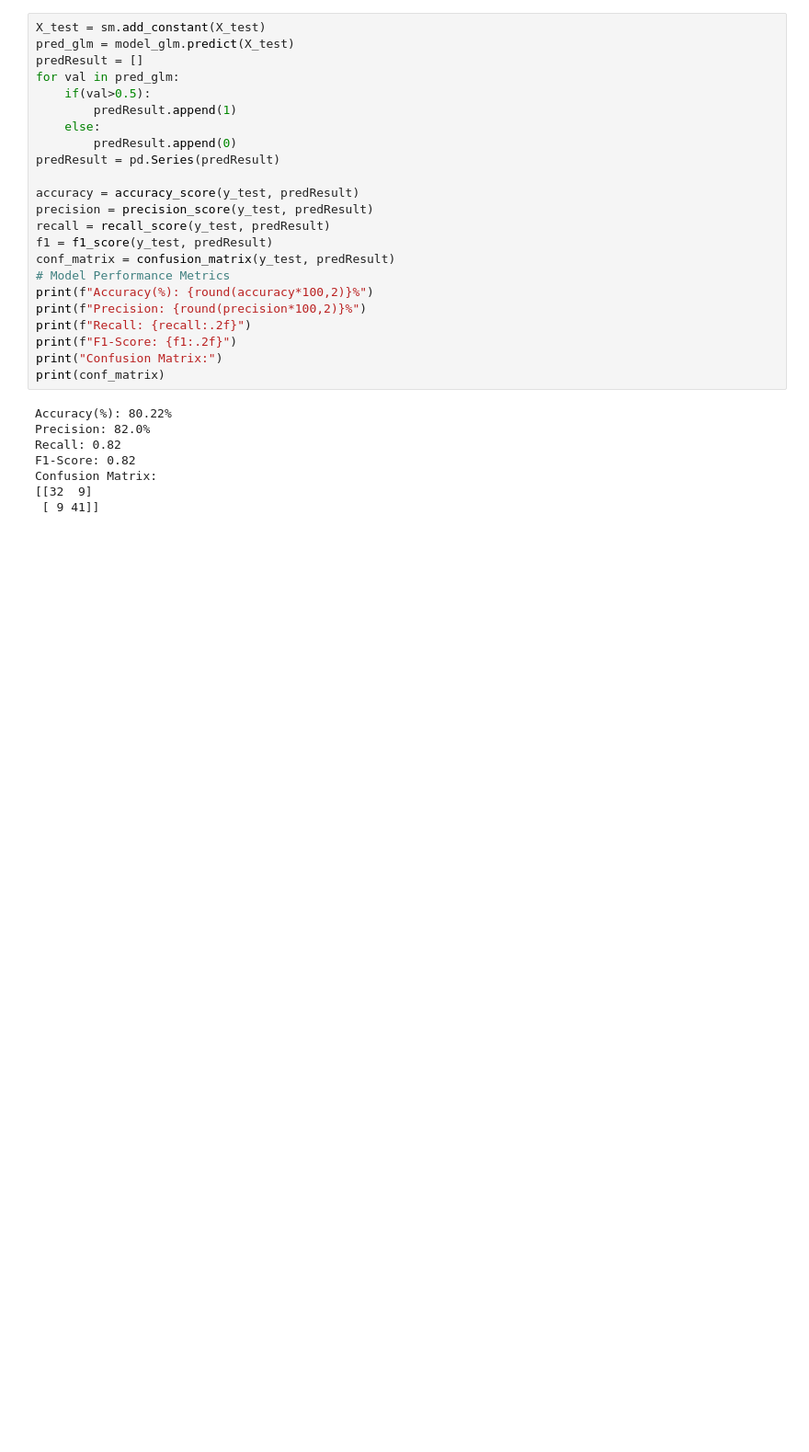
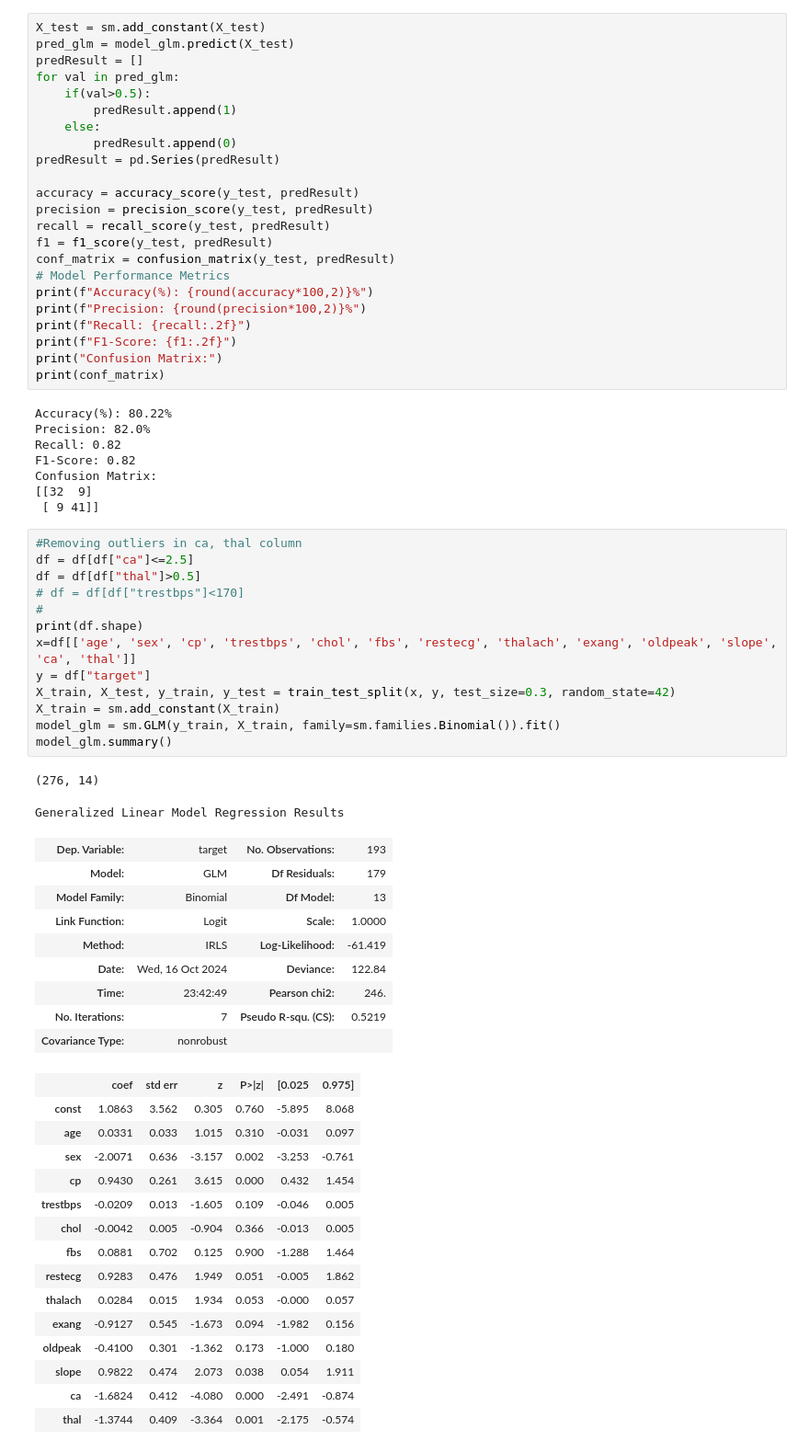
Before and after one commit to johnak/heart_disease_prediction, a Jupyter notebook: FinalProject_Group3.ipynb, the cells around one changed output. Shown: that part at 92% size. Cells and saved outputs as stored; diff of their text form; blank space fills up the shorter version.

```diff
--- a/FinalProject_Group3.ipynb
+++ b/FinalProject_Group3.ipynb
@@ -216,3 +195,43 @@ F1-Score: 0.82
 Confusion Matrix:
 [[32  9]
  [ 9 41]]
+# %%
+#Removing outliers in ca, thal column
+df = df[df["ca"]<=2.5]
+df = df[df["thal"]>0.5]
+# df = df[df["trestbps"]<170]
+#
+print(df.shape)
+x=df[['age', 'sex', 'cp', 'trestbps', 'chol', 'fbs', 'restecg', 'thalach', 'exang', 'oldpeak', 'slope', 'ca', 'thal']]
+y = df["target"]
+X_train, X_test, y_train, y_test = train_test_split(x, y, test_size=0.3, random_state=42)
+X_train = sm.add_constant(X_train)
+model_glm = sm.GLM(y_train, X_train, family=sm.families.Binomial()).fit()
+model_glm.summary()
+# %% [output]
+(276, 14)
+Generalized Linear Model Regression Results
+| Dep. Variable: | target | No. Observations: | 193 |
+| Model: | GLM | Df Residuals: | 179 |
+| Model Family: | Binomial | Df Model: | 13 |
+| Link Function: | Logit | Scale: | 1.0000 |
+| Method: | IRLS | Log-Likelihood: | -61.419 |
+| Date: | Wed, 16 Oct 2024 | Deviance: | 122.84 |
+| Time: | 23:42:49 | Pearson chi2: | 246. |
+| No. Iterations: | 7 | Pseudo R-squ. (CS): | 0.5219 |
+| Covariance Type: | nonrobust |  |  |
+|  | coef | std err | z | P>|z| | [0.025 | 0.975] |
+| const | 1.0863 | 3.562 | 0.305 | 0.760 | -5.895 | 8.068 |
+| age | 0.0331 | 0.033 | 1.015 | 0.310 | -0.031 | 0.097 |
+| sex | -2.0071 | 0.636 | -3.157 | 0.002 | -3.253 | -0.761 |
+| cp | 0.9430 | 0.261 | 3.615 | 0.000 | 0.432 | 1.454 |
+| trestbps | -0.0209 | 0.013 | -1.605 | 0.109 | -0.046 | 0.005 |
+| chol | -0.0042 | 0.005 | -0.904 | 0.366 | -0.013 | 0.005 |
+| fbs | 0.0881 | 0.702 | 0.125 | 0.900 | -1.288 | 1.464 |
+| restecg | 0.9283 | 0.476 | 1.949 | 0.051 | -0.005 | 1.862 |
+| thalach | 0.0284 | 0.015 | 1.934 | 0.053 | -0.000 | 0.057 |
+| exang | -0.9127 | 0.545 | -1.673 | 0.094 | -1.982 | 0.156 |
+| oldpeak | -0.4100 | 0.301 | -1.362 | 0.173 | -1.000 | 0.180 |
+| slope | 0.9822 | 0.474 | 2.073 | 0.038 | 0.054 | 1.911 |
+| ca | -1.6824 | 0.412 | -4.080 | 0.000 | -2.491 | -0.874 |
+| thal | -1.3744 | 0.409 | -3.364 | 0.001 | -2.175 | -0.574 |
```
Also changed, not shown: parts of 4 cells of this notebook.
